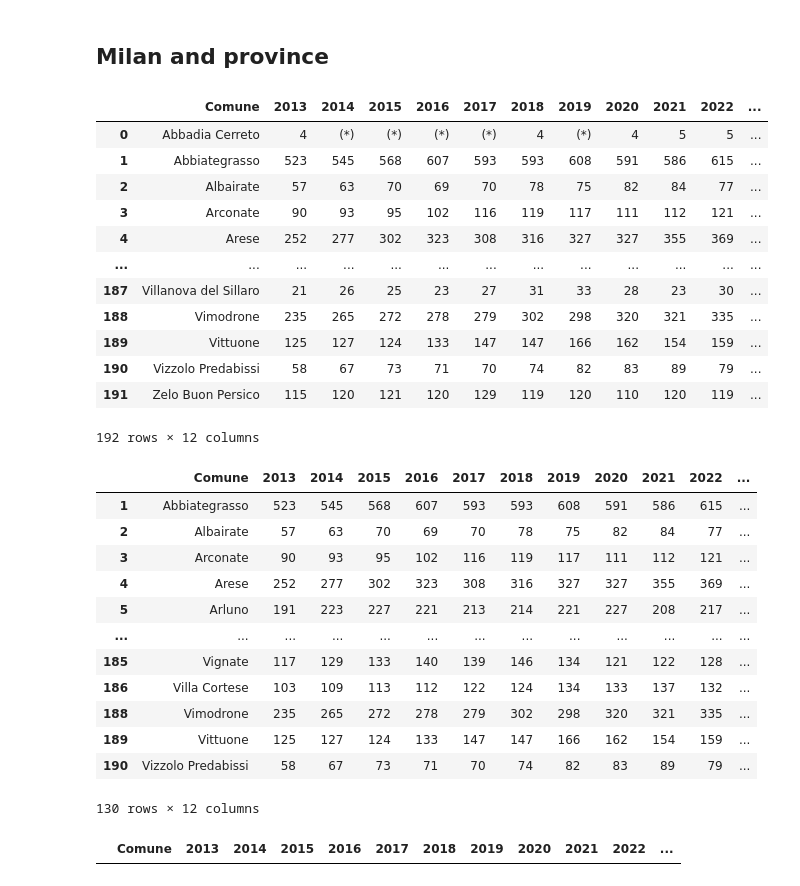
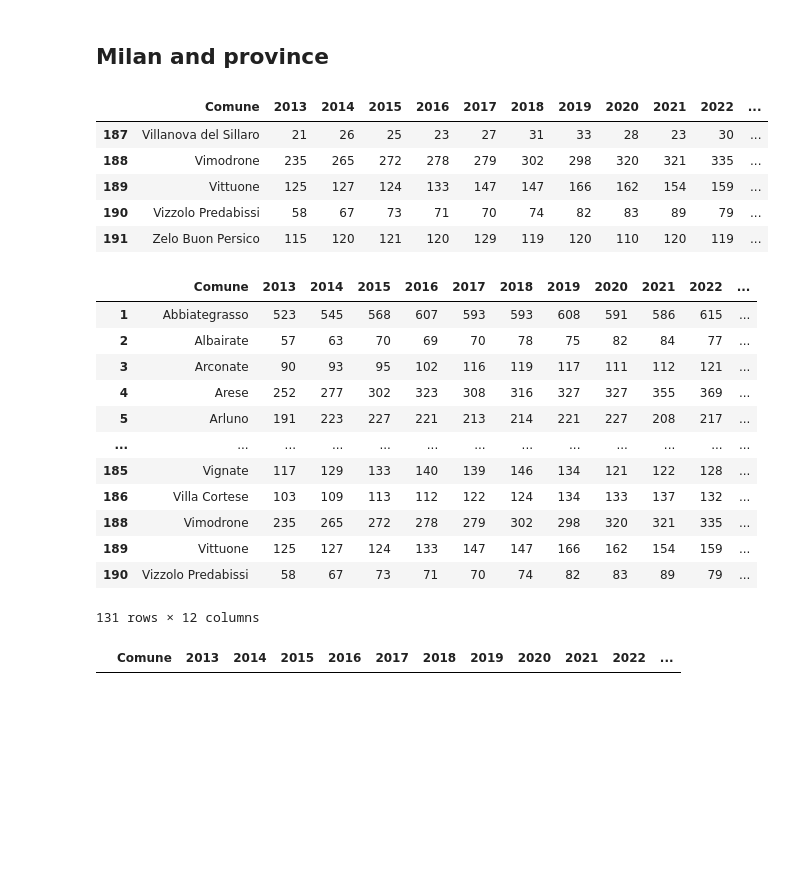
Before and after one commit to LGpolimi/HHE_DSLAB_project_AA2324, a Jupyter notebook: health_data/neurological/neuro.ipynb, the cells around one changed output. Drawn from its saved outputs; the diff is of its cells as text; code cells hidden in the pictures; blank space fills up the shorter version.

```diff
--- a/health_data/neurological/neuro.ipynb
+++ b/health_data/neurological/neuro.ipynb
@@ -99,30 +218,23 @@ for zona in milan_neurological['Zona'].unique():
 # %%
 # loading the dataset with the broader area
 milan_and_province = pd.read_csv('Milan and province.csv', sep=';', encoding="latin-1")
 
 # dropping the last column of the dataset
 milan_and_province = milan_and_province.drop(milan_and_province.columns[-1], axis=1)
 milan_and_province = milan_and_province.iloc[:-1]
-milan_and_province
+milan_and_province.tail()
 # %% [output]
 |  | Comune | 2013 | 2014 | 2015 | 2016 | 2017 | 2018 | 2019 | 2020 | 2021 | 2022 | ... |
-| 0 | Abbadia Cerreto | 4 | (*) | (*) | (*) | (*) | 4 | (*) | 4 | 5 | 5 | ... |
-| 1 | Abbiategrasso | 523 | 545 | 568 | 607 | 593 | 593 | 608 | 591 | 586 | 615 | ... |
-| 2 | Albairate | 57 | 63 | 70 | 69 | 70 | 78 | 75 | 82 | 84 | 77 | ... |
-| 3 | Arconate | 90 | 93 | 95 | 102 | 116 | 119 | 117 | 111 | 112 | 121 | ... |
-| 4 | Arese | 252 | 277 | 302 | 323 | 308 | 316 | 327 | 327 | 355 | 369 | ... |
-| ... | ... | ... | ... | ... | ... | ... | ... | ... | ... | ... | ... | ... |
 | 187 | Villanova del Sillaro | 21 | 26 | 25 | 23 | 27 | 31 | 33 | 28 | 23 | 30 | ... |
 | 188 | Vimodrone | 235 | 265 | 272 | 278 | 279 | 302 | 298 | 320 | 321 | 335 | ... |
 | 189 | Vittuone | 125 | 127 | 124 | 133 | 147 | 147 | 166 | 162 | 154 | 159 | ... |
 | 190 | Vizzolo Predabissi | 58 | 67 | 73 | 71 | 70 | 74 | 82 | 83 | 89 | 79 | ... |
 | 191 | Zelo Buon Persico | 115 | 120 | 121 | 120 | 129 | 119 | 120 | 110 | 120 | 119 | ... |
-192 rows × 12 columns
 # %%
 # removing the rows of the dataset which aren't actually the municipalities of the province of Milan
 milan_municipalities = [
     'Abbiategrasso', 'Albairate', 'Arconate', 'Arese', 'Arluno', 'Assago',
-    'Baranzate', 'Bareggio', 'Basiano', 'Basiglio', 'Bellinzago Lombardo', 'Bernate Ticino', 'Besate', 'Binasco', 'Boffalora Sopra Ticino', 'Bollate', 'Bresso', 'Bubbiano', 'Buccinasco', 'Buscate', 'Bussero', 'Busto Garolfo',
+    'Baranzate', 'Bareggio', 'Basiano', 'Basiglio', 'Bellinzago Lombardo', 'Bernate Ticino', 'Besate', 'Binasco', 'Boffalora sopra Ticino', 'Bollate', 'Bresso', 'Bubbiano', 'Buccinasco', 'Buscate', 'Bussero', 'Busto Garolfo',
     'Calvignasco', 'Cambiago', 'Canegrate', 'Carpiano', 'Carugate', 'Casarile', 'Casorezzo', 'Cassano d\'Adda', 'Cassina de\' Pecchi', 'Cassinetta di Lugagnano', 'Castano Primo', 'Cernusco sul Naviglio', 'Cerro Maggiore', 'Cerro al Lambro', 'Cesano Boscone', 'Cesate', 'Cinisello Balsamo', 'Cisliano', 'Cologno Monzese', 'Colturano', 'Corbetta', 'Cormano', 'Cornaredo', 'Corsico', 'Cuggiono', 'Cusago', 'Cusano Milanino',
     'Dairago', 'Dresano',
     'Gaggiano', 'Garbagnate Milanese', 'Gessate', 'Gorgonzola', 'Grezzago', 'Gudo Visconti',
@@ -131,9 +243,9 @@ milan_municipalities = [
     'Magenta', 'Magnago', 'Marcallo con Casone', 'Masate', 'Mediglia', 'Melegnano', 'Melzo', 'Mesero', 'Milano', 'Morimondo', 'Motta Visconti',
     'Nerviano', 'Nosate', 'Novate Milanese', 'Noviglio',
     'Opera', 'Ossona', 'Ozzero',
-    'Paderno Dugnano', 'Pantigliate', 'Parabiago', 'Paullo', 'Pero', 'Peschiera Borromeo', 'Pessano con Bornago', 'Pieve Emanuele', 'Pioltello', 'Pogliano Milanese', 'Pozzo D\'Adda', 'Pozzuolo Martesana', 'Pregnana Milanese',
+    'Paderno Dugnano', 'Pantigliate', 'Parabiago', 'Paullo', 'Pero', 'Peschiera Borromeo', 'Pessano con Bornago', 'Pieve Emanuele', 'Pioltello', 'Pogliano Milanese', 'Pozzo d\'Adda', 'Pozzuolo Martesana', 'Pregnana Milanese',
     'Rescaldina', 'Rho', 'Robecchetto con Induno', 'Robecco sul Naviglio', 'Rodano', 'Rosate', 'Rozzano',
-    'San Colombano al Lambro', 'San Donato Milanese', 'San Giorgio su Legnano', 'San Giuliano Milanese', 'San Vittore Olona', 'San Zenone al Lambro', 'Santo Stefano Ticino', 'Sedriano', 'Segrate', 'Senago', 'Sesto San Giovanni', 'Settala', 'Settimo Milanese', 'Solaro',
+    'San Donato Milanese', 'San Giorgio su Legnano', 'San Giuliano Milanese', 'San Vittore Olona', 'San Zenone al Lambro', 'Santo Stefano Ticino', 'Sedriano', 'Segrate', 'Senago', 'Sesto San Giovanni', 'Settala', 'Settimo Milanese', 'Solaro',
     'Trezzano Rosa', 'Trezzano sul Naviglio', 'Trezzo sull\'Adda', 'Tribiano', 'Truccazzano', 'Turbigo',
     'Vanzaghello', 'Vanzago', 'Vaprio d\'Adda', 'Vermezzo con Zelo', 'Vernate', 'Vignate', 'Villa Cortese', 'Vimodrone', 'Vittuone', 'Vizzolo Predabissi',
     'Zibido San Giacomo'
@@ -154,7 +266,7 @@ milan_and_province
 | 188 | Vimodrone | 235 | 265 | 272 | 278 | 279 | 302 | 298 | 320 | 321 | 335 | ... |
 | 189 | Vittuone | 125 | 127 | 124 | 133 | 147 | 147 | 166 | 162 | 154 | 159 | ... |
 | 190 | Vizzolo Predabissi | 58 | 67 | 73 | 71 | 70 | 74 | 82 | 83 | 89 | 79 | ... |
-130 rows × 12 columns
+131 rows × 12 columns
 # %%
 # looking at the missing data by replacing the missing data with NaN
 milan_and_province = milan_and_province.replace('(*)', np.nan)
```
Also changed, not shown: parts of 16 cells of this notebook, 2 other files.
